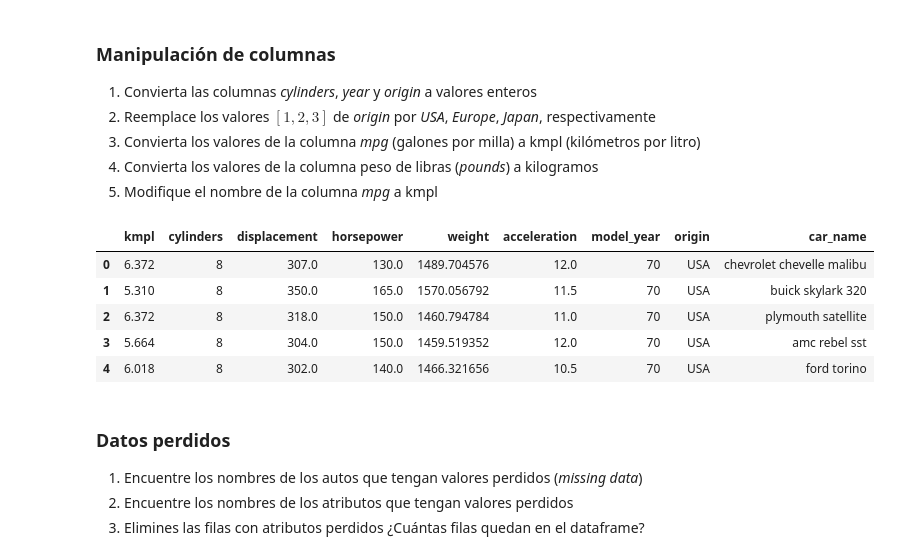
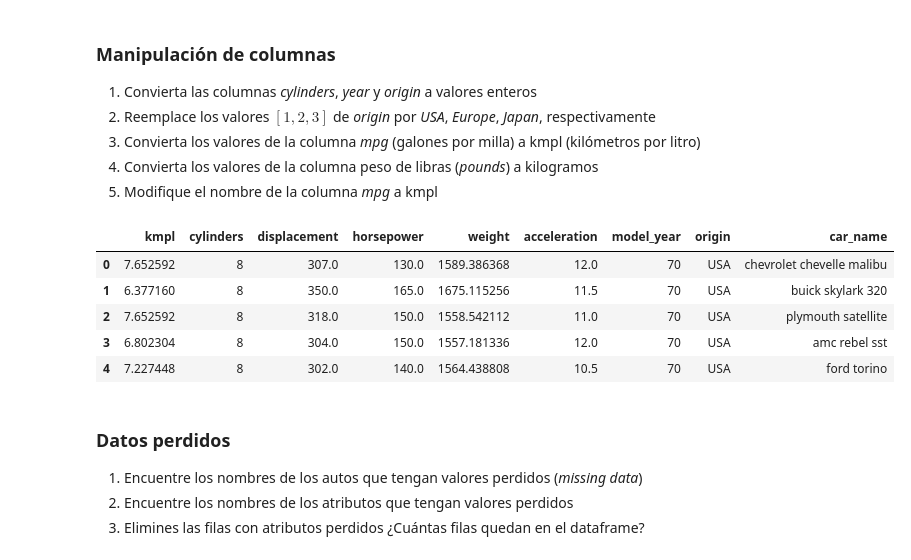
Before and after one commit to fr4j4/tarea_comp_cientifica, a Jupyter notebook: tarea.ipynb, the cells around one changed output. Drawn from its saved outputs; the diff is of its cells as text; code cells hidden in the pictures.

```diff
--- a/tarea.ipynb
+++ b/tarea.ipynb
@@ -97,22 +97,22 @@ df.head()
 # %%
 #1
 df=df.astype({"cylinders":np.int16,"model_year":np.int16,"origin":np.int16})
 #2
 df["origin"] = df["origin"].apply(lambda i: ["USA","Europe","Japan"][i-1])
 #3
-df["mpg"] = df["mpg"]*0.354
+df["mpg"] = df["mpg"]*0.425144
 #4
-df["weight"] = df["weight"]*0.425144
+df["weight"] = df["weight"]*0.453592
 #5
 df=df.rename(columns = {'mpg':'kmpl'})
 df.head()
 # %% [output]
 |  | kmpl | cylinders | displacement | horsepower | weight | acceleration | model_year | origin | car_name |
-| 0 | 6.372 | 8 | 307.0 | 130.0 | 1489.704576 | 12.0 | 70 | USA | chevrolet chevelle malibu |
-| 1 | 5.310 | 8 | 350.0 | 165.0 | 1570.056792 | 11.5 | 70 | USA | buick skylark 320 |
-| 2 | 6.372 | 8 | 318.0 | 150.0 | 1460.794784 | 11.0 | 70 | USA | plymouth satellite |
-| 3 | 5.664 | 8 | 304.0 | 150.0 | 1459.519352 | 12.0 | 70 | USA | amc rebel sst |
-| 4 | 6.018 | 8 | 302.0 | 140.0 | 1466.321656 | 10.5 | 70 | USA | ford torino |
+| 0 | 7.652592 | 8 | 307.0 | 130.0 | 1589.386368 | 12.0 | 70 | USA | chevrolet chevelle malibu |
+| 1 | 6.377160 | 8 | 350.0 | 165.0 | 1675.115256 | 11.5 | 70 | USA | buick skylark 320 |
+| 2 | 7.652592 | 8 | 318.0 | 150.0 | 1558.542112 | 11.0 | 70 | USA | plymouth satellite |
+| 3 | 6.802304 | 8 | 304.0 | 150.0 | 1557.181336 | 12.0 | 70 | USA | amc rebel sst |
+| 4 | 7.227448 | 8 | 302.0 | 140.0 | 1564.438808 | 10.5 | 70 | USA | ford torino |
 # %% [markdown]
 ### Datos perdidos
 
```
Also changed, not shown: parts of 7 cells of this notebook.
